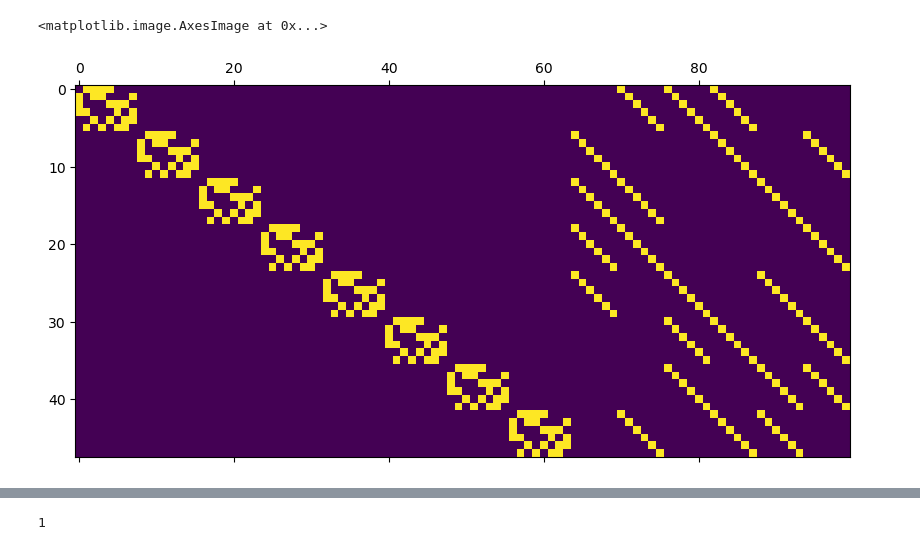
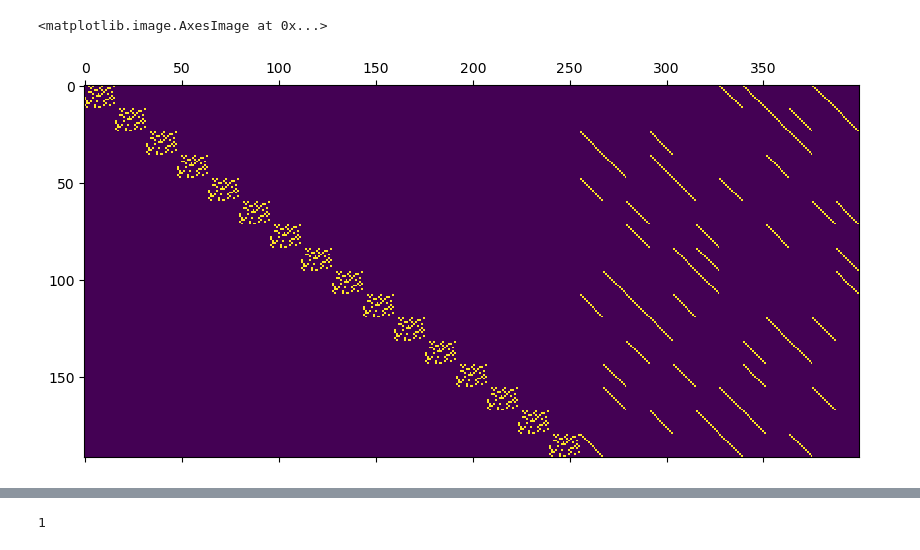
Before and after one commit to noahberthusen/adaptive_qec, a Jupyter notebook: notebooks/phenomenological copy.ipynb, the cells around one changed output, grey strips where cells are left out. Cells and saved outputs as stored; diff of their text form; code cells hidden in the pictures.

```diff
--- a/notebooks/phenomenological copy.ipynb
+++ b/notebooks/phenomenological copy.ipynb
@@ -19,9 +19,9 @@ qcode = hgp_qcode
 # qcode = read_qcode("../codes/qcodes/HGP_100_4/HGP_C422_200_4.qcode")
 
 
-# hgp_qcode = read_qcode("../codes/qcodes/HGP_400_16/HGP_400_16.qcode")
-# qcode = hgp_qcode
-# qcode = read_qcode("../codes/qcodes/HGP_400_16/HGP_C422_800_16.qcode")
+hgp_qcode = read_qcode("../codes/qcodes/HGP_400_16/HGP_400_16.qcode")
+qcode = hgp_qcode
+qcode = read_qcode("../codes/qcodes/HGP_400_16/HGP_C422_800_16.qcode")
 
 
 # hgp_qcode = read_qcode("../codes/qcodes/HGP_900_36/HGP_900_36.qcode")
@@ -39,38 +39,38 @@ qcode = hgp_qcode
 
 
 # concatenate_iceberg(qcode, 6, "../codes/qcodes/")
 # concatenate_iceberg(qcode, 4, "../codes/qcodes/")
 # concatenate_steane(qcode, "../codes/qcodes/")
 
 
 hgp_Hx, hgp_Hz, hgp_Lx, hgp_Lz, _ = hgp_qcode.to_numpy()
 Hx, Hz, Lx, Lz, mapping = qcode.to_numpy()
 
 
-qubit_error_rate = 0.04
-meas_error_rate = 0.0
+qubit_error_rate = 0.01
+meas_error_rate = 0.01
 
 stab_type = False
 tanner = True if meas_error_rate else False
 
 H = Hx if stab_type else Hz
 hgp_H = hgp_Hx if stab_type else hgp_Hz
 
-qed_dec_H = H[:qcode.qedxm]
-qed_channel_probs = [qubit_error_rate]*H.shape[1]
+# qed_dec_H = H[:qcode.qedxm]
+# qed_channel_probs = [qubit_error_rate]*H.shape[1]
 
 qec_aug_dec_H = np.hstack([hgp_H, np.eye(hgp_H.shape[0], dtype=int)])
 qec_aug_channel_probs = [qubit_error_rate]*hgp_H.shape[1] + [meas_error_rate]*(hgp_H.shape[0])
 
 qec_dec_H = hgp_H
 qec_channel_probs = [qubit_error_rate]*hgp_H.shape[1]
 L = Lx if stab_type else Lz
 
 plt.matshow(qec_dec_H)
 # print(np.count_nonzero(Hx, axis=1))
 # %% [output]
 <matplotlib.image.AxesImage at 0x...>
-[figure, old version]
+[figure, new version]
 # %%
 overlapping_x_generators = np.empty(qcode.qedxm, dtype=object)
 for i in range(qcode.qedxm):
```
Also changed, not shown: parts of 2 cells of this notebook, 33 other files.
